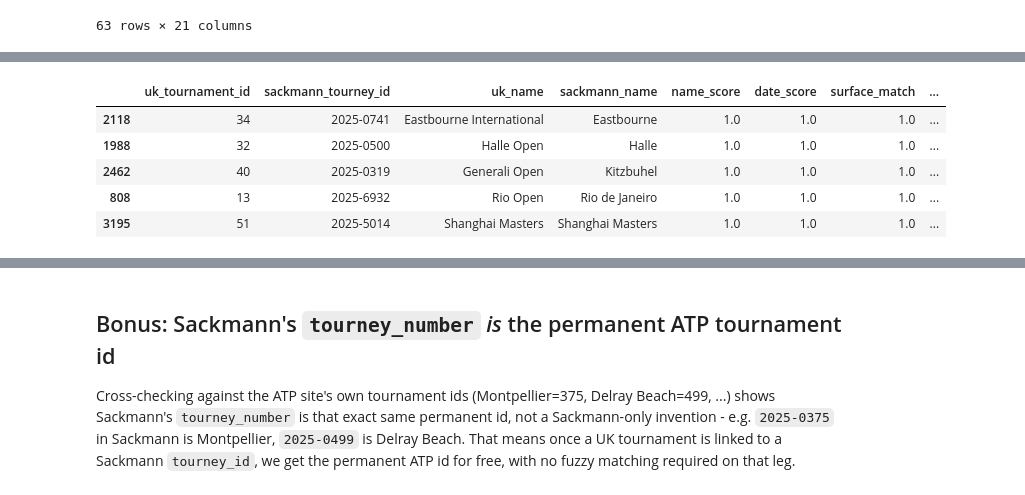
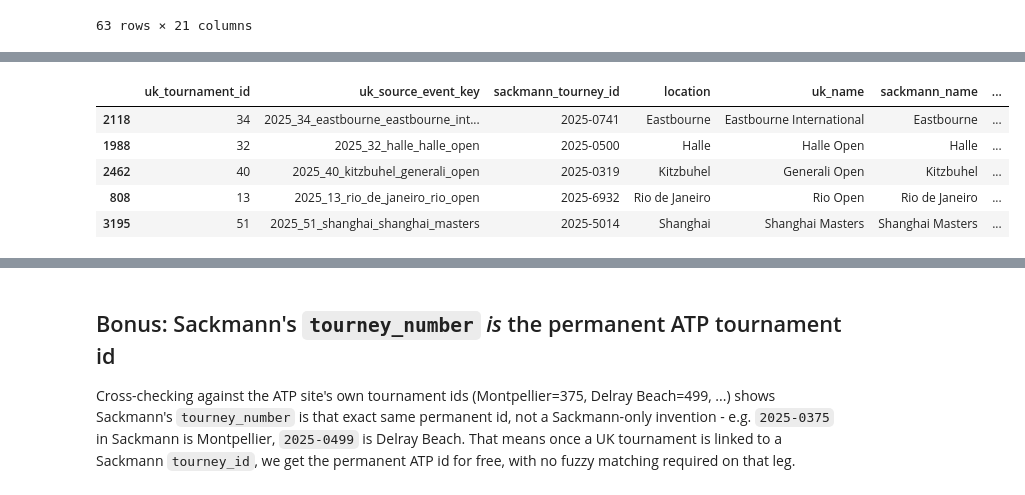
Before and after one commit to nick-benelli/Tennis-Data-Pipeline, a Jupyter notebook: notebooks/dev/data-linking/sackmann-uk-tourney-link-explorer.ipynb, the cells around one changed output, grey strips where cells are left out. Cells and saved outputs as stored; diff of their text form; code cells hidden in the pictures.

```diff
--- a/notebooks/dev/data-linking/sackmann-uk-tourney-link-explorer.ipynb
+++ b/notebooks/dev/data-linking/sackmann-uk-tourney-link-explorer.ipynb
@@ -119,7 +125,7 @@ def normalize_tournament_name(name: str) -> str:
 
 # UK names are often sponsor names (e.g. "BMW Open") while Sackmann uses the host
 # city (e.g. "Munich"), so we keep the UK "location" around too and match against both.
-uk = df_uk_tourneys[["uk_tournament_id", "tournament_name", "location", "surface", "start_date", "end_date"]].copy()
+uk = df_uk_tourneys[["uk_tournament_id", "source_event_key", "tournament_name", "location", "surface", "start_date", "end_date"]].copy()
 sack = df_sackman_tourneys[["tourney_id", "tournament_name", "surface", "start_date", "end_date"]].copy()
 
 uk["start_date"] = pd.to_datetime(uk["start_date"])
@@ -133,43 +139,56 @@ MAX_DATE_DIFF_DAYS = 10  # same tournament shouldn't drift further than this bet
 
 
 def date_score(uk_start, sack_start, max_days: int = MAX_DATE_DIFF_DAYS) -> float:
+    """
+    Score based on how close the start dates are.
+
+    Args:
+        uk_start (datetime): Start date of the UK tournament.
+        sack_start (datetime): Start date of the Sackmann tournament.
+        max_days (int): Maximum allowed difference in days for scoring.
+
+    Returns:
+        float: A score between 0 and 1 based on the closeness of the start dates.
+    """
     diff_days = abs((uk_start - sack_start).days)
     return max(0.0, 1 - diff_days / max_days)
 
 
 candidates = []
 for uk_row in uk.itertuples():
     for sack_row in sack.itertuples():
         # try the UK sponsor name AND the UK host-city location against the Sackmann name
         name_score = max(
             SequenceMatcher(None, uk_row.name_norm, sack_row.name_norm).ratio(),
             SequenceMatcher(None, uk_row.location_norm, sack_row.name_norm).ratio(),
         )
         d_score = date_score(uk_row.start_date, sack_row.start_date)
         surface_match = float(uk_row.surface == sack_row.surface)
         score = 0.5 * name_score + 0.4 * d_score + 0.1 * surface_match
         candidates.append(
             {
                 "uk_tournament_id": uk_row.uk_tournament_id,
+                "uk_source_event_key" : uk_row.source_event_key,
                 "sackmann_tourney_id": sack_row.tourney_id,
+                "location": uk_row.location,
                 "uk_name": uk_row.tournament_name,
                 "sackmann_name": sack_row.tournament_name,
                 "name_score": name_score,
                 "date_score": d_score,
                 "surface_match": surface_match,
                 "score": score,
             }
         )
 
 candidates_df = pd.DataFrame(candidates).sort_values("score", ascending=False)
 candidates_df.head()
 # %% [output]
-|  | uk_tournament_id | sackmann_tourney_id | uk_name | sackmann_name | name_score | date_score | surface_match | ... |
-| 2118 | 34 | 2025-0741 | Eastbourne International | Eastbourne | 1.0 | 1.0 | 1.0 | ... |
-| 1988 | 32 | 2025-0500 | Halle Open | Halle | 1.0 | 1.0 | 1.0 | ... |
-| 2462 | 40 | 2025-0319 | Generali Open | Kitzbuhel | 1.0 | 1.0 | 1.0 | ... |
-| 808 | 13 | 2025-6932 | Rio Open | Rio de Janeiro | 1.0 | 1.0 | 1.0 | ... |
-| 3195 | 51 | 2025-5014 | Shanghai Masters | Shanghai Masters | 1.0 | 1.0 | 1.0 | ... |
+|  | uk_tournament_id | uk_source_event_key | sackmann_tourney_id | location | uk_name | sackmann_name | ... |
+| 2118 | 34 | 2025_34_eastbourne_eastbourne_int... | 2025-0741 | Eastbourne | Eastbourne International | Eastbourne | ... |
+| 1988 | 32 | 2025_32_halle_halle_open | 2025-0500 | Halle | Halle Open | Halle | ... |
+| 2462 | 40 | 2025_40_kitzbuhel_generali_open | 2025-0319 | Kitzbuhel | Generali Open | Kitzbuhel | ... |
+| 808 | 13 | 2025_13_rio_de_janeiro_rio_open | 2025-6932 | Rio de Janeiro | Rio Open | Rio de Janeiro | ... |
+| 3195 | 51 | 2025_51_shanghai_shanghai_masters | 2025-5014 | Shanghai | Shanghai Masters | Shanghai Masters | ... |
 # %%
 MIN_MATCH_SCORE = 0.5  # candidates below this are treated as "no match"
 
```
Also changed, not shown: parts of 15 cells of this notebook, 2 other files.
